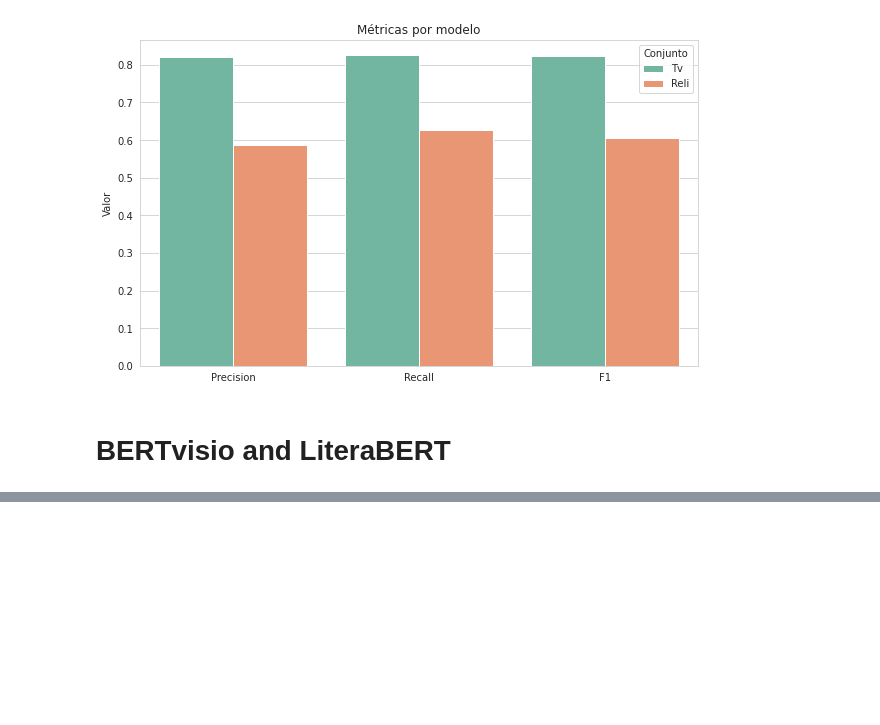
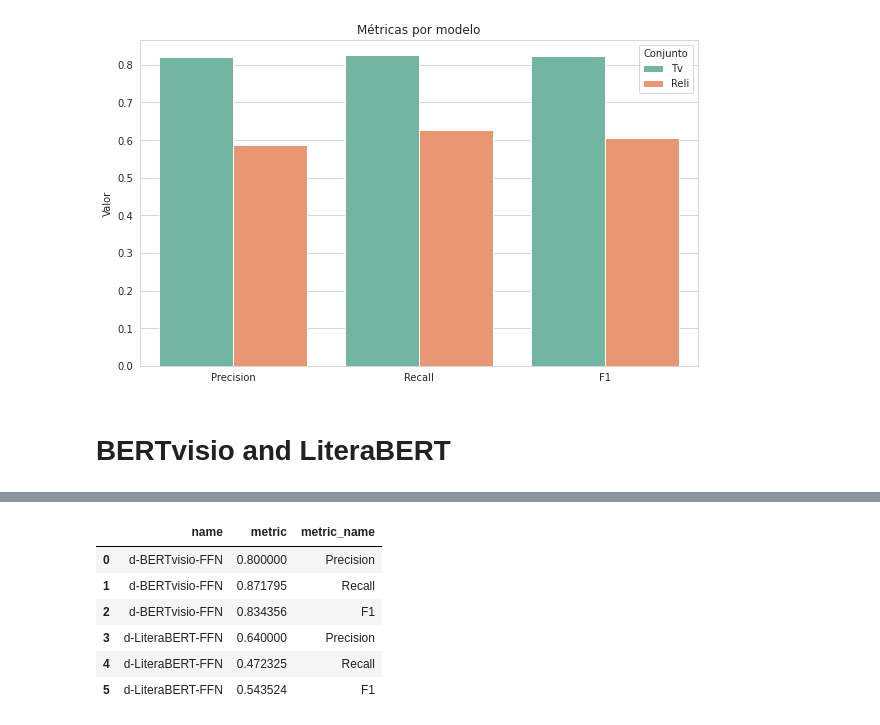
Before and after one commit to jcfneto/aspect-extraction, a Jupyter notebook: notebooks/graphics.ipynb, the cells around one changed output, grey strips where cells are left out. Saved outputs shown, nothing was run; the diff lists cells and outputs as text; code cells hidden in the pictures; blank space fills up the shorter version.

```diff
--- a/notebooks/graphics.ipynb
+++ b/notebooks/graphics.ipynb
@@ -57,0 +113,11 @@ plt.show()
+# %%
+results_df = pd.DataFrame(results_dict)
+results_df
+# %% [output]
+|  | name | metric | metric_name |
+| 0 | d-BERTvisio-FFN | 0.800000 | Precision |
+| 1 | d-BERTvisio-FFN | 0.871795 | Recall |
+| 2 | d-BERTvisio-FFN | 0.834356 | F1 |
+| 3 | d-LiteraBERT-FFN | 0.640000 | Precision |
+| 4 | d-LiteraBERT-FFN | 0.472325 | Recall |
+| 5 | d-LiteraBERT-FFN | 0.543524 | F1 |
```
Also changed, not shown: parts of 10 cells of this notebook, 16 other files.
